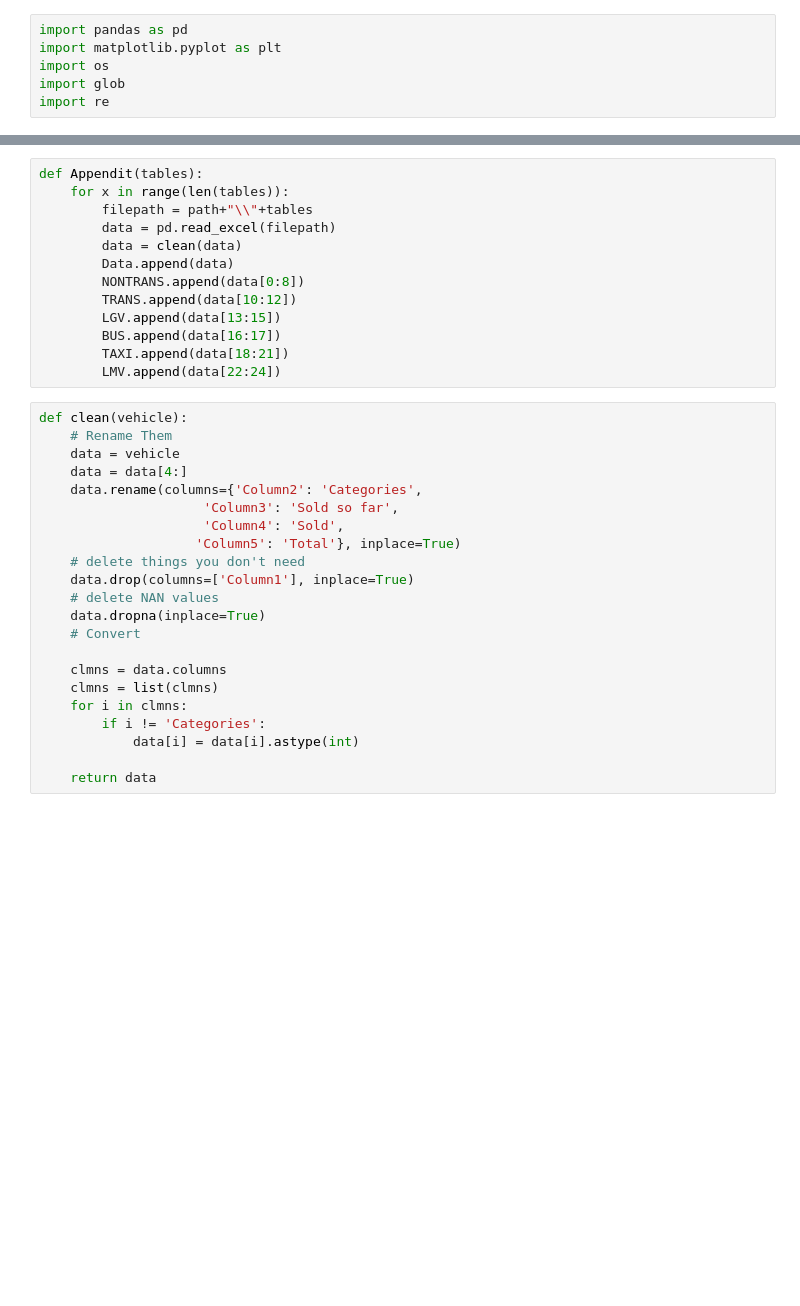
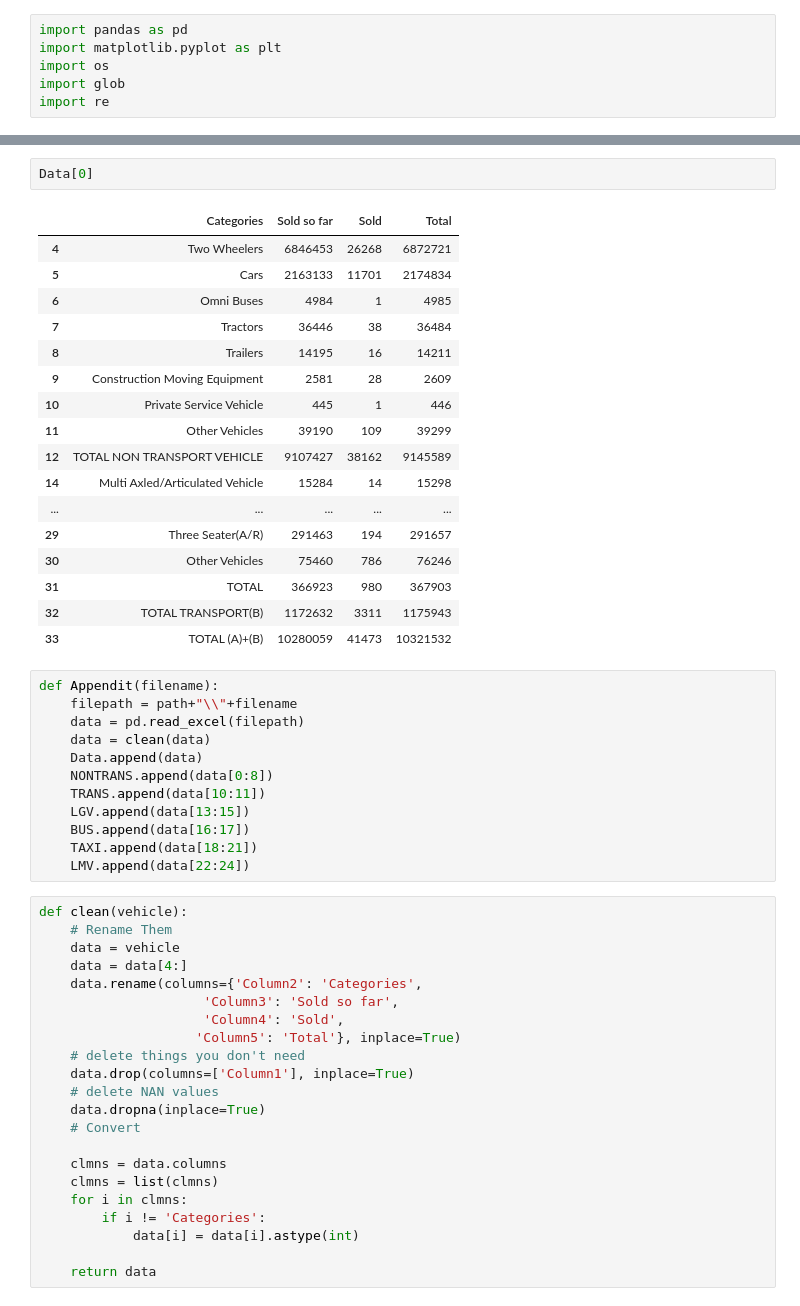
Before and after one commit to KiranJCodes/Bangalore-Vehicle-Sales, a Jupyter notebook: BasicData.ipynb, the cells around one changed output, grey strips where cells are left out. Saved outputs shown, nothing was run; the diff lists cells and outputs as text; blank space fills up the shorter version.

```diff
--- a/BasicData.ipynb
+++ b/BasicData.ipynb
@@ -46,16 +63,35 @@ lmv = data[29:31]
+# %%
+Data[0]
+# %% [output]
+|  | Categories | Sold so far | Sold | Total |
+| 4 | Two Wheelers | 6846453 | 26268 | 6872721 |
+| 5 | Cars | 2163133 | 11701 | 2174834 |
+| 6 | Omni Buses | 4984 | 1 | 4985 |
+| 7 | Tractors | 36446 | 38 | 36484 |
+| 8 | Trailers | 14195 | 16 | 14211 |
+| 9 | Construction Moving Equipment | 2581 | 28 | 2609 |
+| 10 | Private Service Vehicle | 445 | 1 | 446 |
+| 11 | Other Vehicles | 39190 | 109 | 39299 |
+| 12 | TOTAL NON TRANSPORT VEHICLE | 9107427 | 38162 | 9145589 |
+| 14 | Multi Axled/Articulated Vehicle | 15284 | 14 | 15298 |
+| ... | ... | ... | ... | ... |
+| 29 | Three Seater(A/R) | 291463 | 194 | 291657 |
+| 30 | Other Vehicles | 75460 | 786 | 76246 |
+| 31 | TOTAL | 366923 | 980 | 367903 |
+| 32 | TOTAL TRANSPORT(B) | 1172632 | 3311 | 1175943 |
+| 33 | TOTAL (A)+(B) | 10280059 | 41473 | 10321532 |
 # %%
-def Appendit(tables):
-    for x in range(len(tables)):
-        filepath = path+"\\"+tables
-        data = pd.read_excel(filepath)
-        data = clean(data)
-        Data.append(data)
-        NONTRANS.append(data[0:8])
-        TRANS.append(data[10:12])
-        LGV.append(data[13:15])
-        BUS.append(data[16:17])
-        TAXI.append(data[18:21])
-        LMV.append(data[22:24])
+def Appendit(filename):
+    filepath = path+"\\"+filename
+    data = pd.read_excel(filepath)
+    data = clean(data)
+    Data.append(data)
+    NONTRANS.append(data[0:8])
+    TRANS.append(data[10:11])
+    LGV.append(data[13:15])
+    BUS.append(data[16:17])
+    TAXI.append(data[18:21])
+    LMV.append(data[22:24])
 # %%
 def clean(vehicle):
     # Rename Them
```
Also changed, not shown: parts of 16 cells of this notebook.
